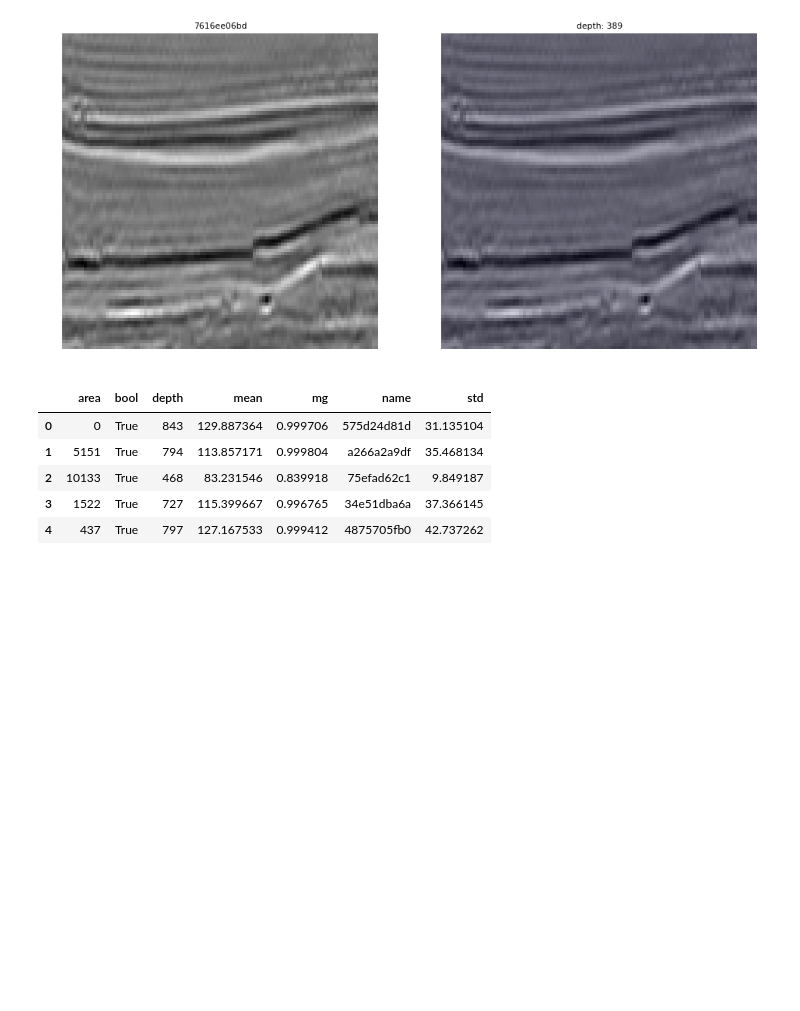
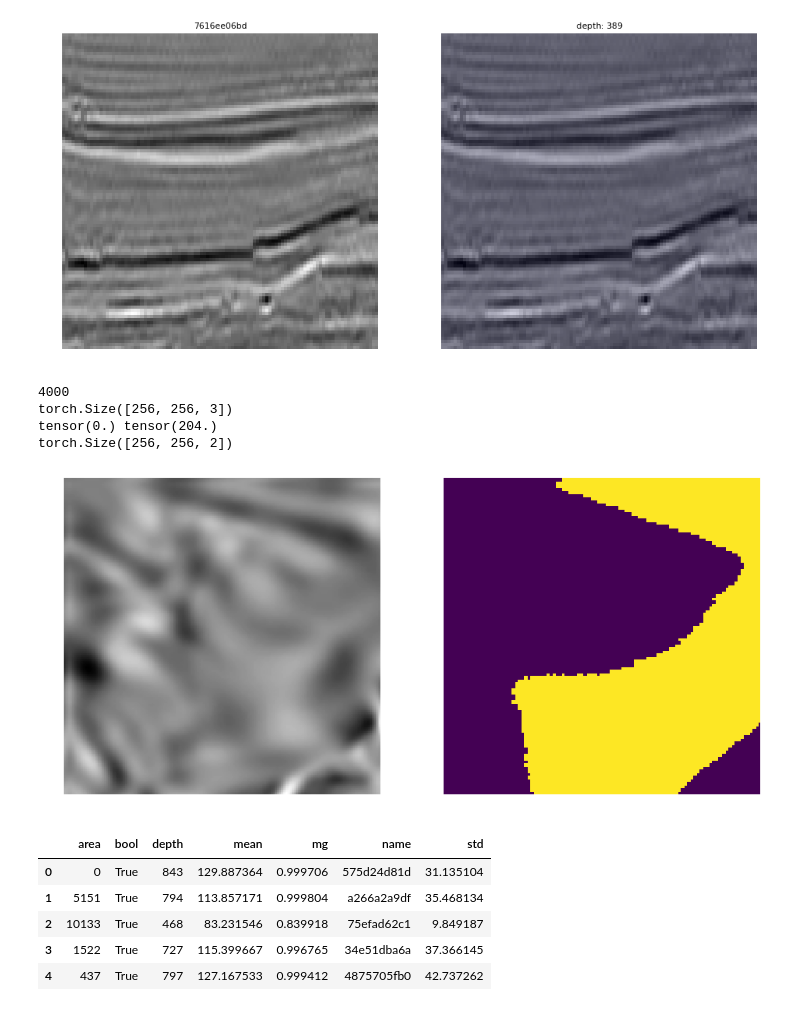
Before and after one commit to pedrodiamel/kaggle-tgs-salt-identification, a Jupyter notebook: books/data_analysis.ipynb, the cells around one changed output. Cells and saved outputs as stored; diff of their text form; code cells hidden in the pictures; blank space fills up the shorter version.

```diff
--- a/books/data_analysis.py.ipynb
+++ b/books/data_analysis.ipynb
@@ -102,6 +101,72 @@ plt.axis('off')
 plt.show()
 # %% [output]
 [figure]
+# %%
+
+
+size_input = 32
+
+dataset = TGSDataset(
+    pathnamedataset,
+    'train',
+    num_channels=3,
+    train=True,
+    files='train.csv',
+    metadata='metadata_train.csv',
+    filter=False,
+    transform=transforms.Compose([
+        mtrans.ToRandomTransform( mtrans.HFlip(),     prob=0.5 ),
+        mtrans.ToRandomTransform( mtrans.VFlip(),     prob=0.5 ),
+        mtrans.ToRandomTransform( mtrans.Rotate90(),  prob=0.5 ),
+        mtrans.ToRandomTransform( mtrans.Rotate180(), prob=0.5 ),
+        mtrans.ToRandomTransform( mtrans.Rotate270(), prob=0.5 ),
+
+        mtrans.ToRandomTransform( mtrans.RandomElasticDistort( size_grid=25, deform=5, padding_mode=cv2.BORDER_REFLECT_101 ), prob=0.50 ),
+        mtrans.ToRandomTransform( mtrans.RandomGeometricalTransform( angle=30, translation=0.2, warp=0.02, padding_mode=cv2.BORDER_REFLECT_101), prob=0.50 ),
+        mtrans.ToRandomTransform( mtrans.RandomScale(factor=0.2, padding_mode=cv2.BORDER_REFLECT_101 ), prob=0.50 ),
+
+        mtrans.ToRandomTransform( mtrans.RandomBrightness( factor=0.15 ), prob=0.50 ),
+        mtrans.ToRandomTransform( mtrans.RandomContrast( factor=0.15 ), prob=0.50 ),
+        mtrans.ToRandomTransform( mtrans.RandomGamma( factor=0.15 ), prob=0.50 ),
+        mtrans.ToRandomTransform( mtrans.CLAHE(), prob=0.25 ),
+
+        mtrans.ToResize( (256,256), resize_mode='squash', padding_mode=cv2.BORDER_REFLECT_101 ),
+        mtrans.ToRandomTransform( mtrans.RandomCrop( (256,256), limit=20, padding_mode=cv2.BORDER_REFLECT_101  ),  prob=0.50 ),
+
+        #mtrans.ToResizeUNetFoV(imsize, cv2.BORDER_REFLECT_101),
+        mtrans.ToTensor(),
+        #mtrans.ToMeanNormalization( mean=[0.485, 0.456, 0.406], std=[0.229, 0.224, 0.225], )
+        #mtrans.ToNormalization(),
+        ])
+    )
+
+print(len(dataset))
+sample = dataset[ np.random.randint( len(dataset) ) ]
+image = sample['image'].permute((1,2,0))
+mask = sample['label'].permute((1,2,0))
+
+print(image.shape)
+print(image.min(),image.max())
+print(mask.shape)
+
+image = image - image.min()
+image = image / image.max()
+
+plt.figure( figsize=(16,8) )
+plt.subplot( 121 )
+plt.imshow(image)
+plt.axis('off')
+plt.subplot( 122 )
+plt.imshow(mask[:,:,1])
+plt.axis('off')
+
+plt.show()
+# %% [output]
+4000
+torch.Size([256, 256, 3])
+tensor(0.) tensor(204.)
+torch.Size([256, 256, 2])
+[figure, added]
 # %%
 def maggradient(image):
     gI = np.gradient(image)
```
Also changed, not shown: parts of 8 cells of this notebook, 16 other files.
